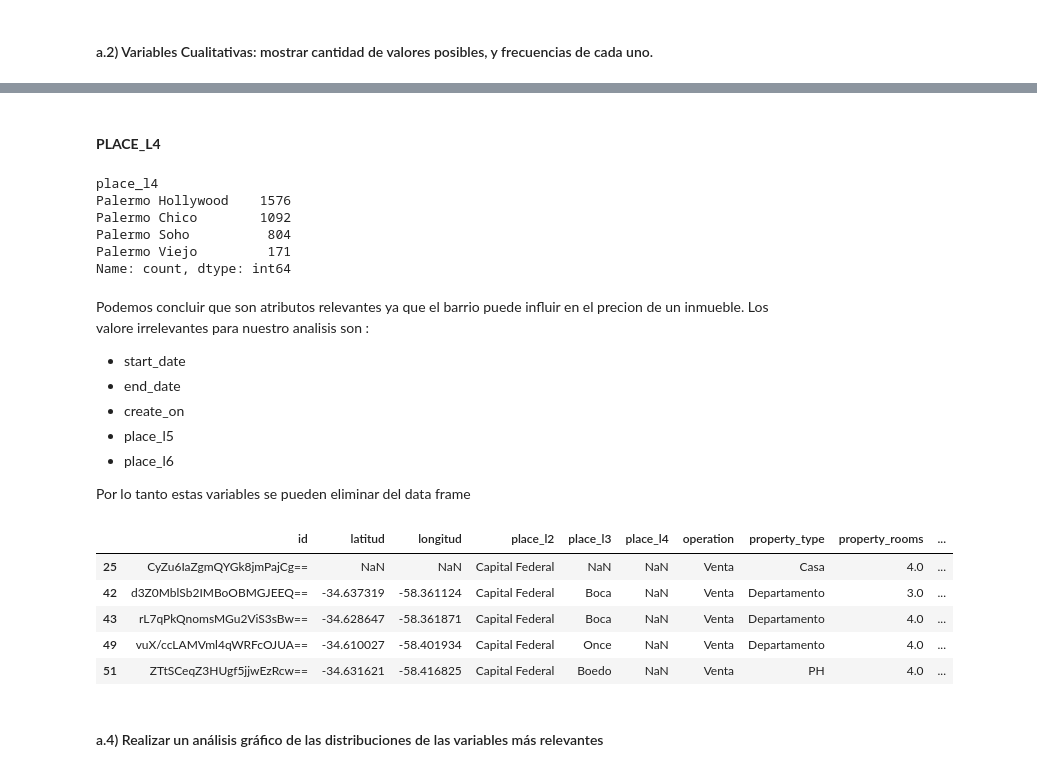
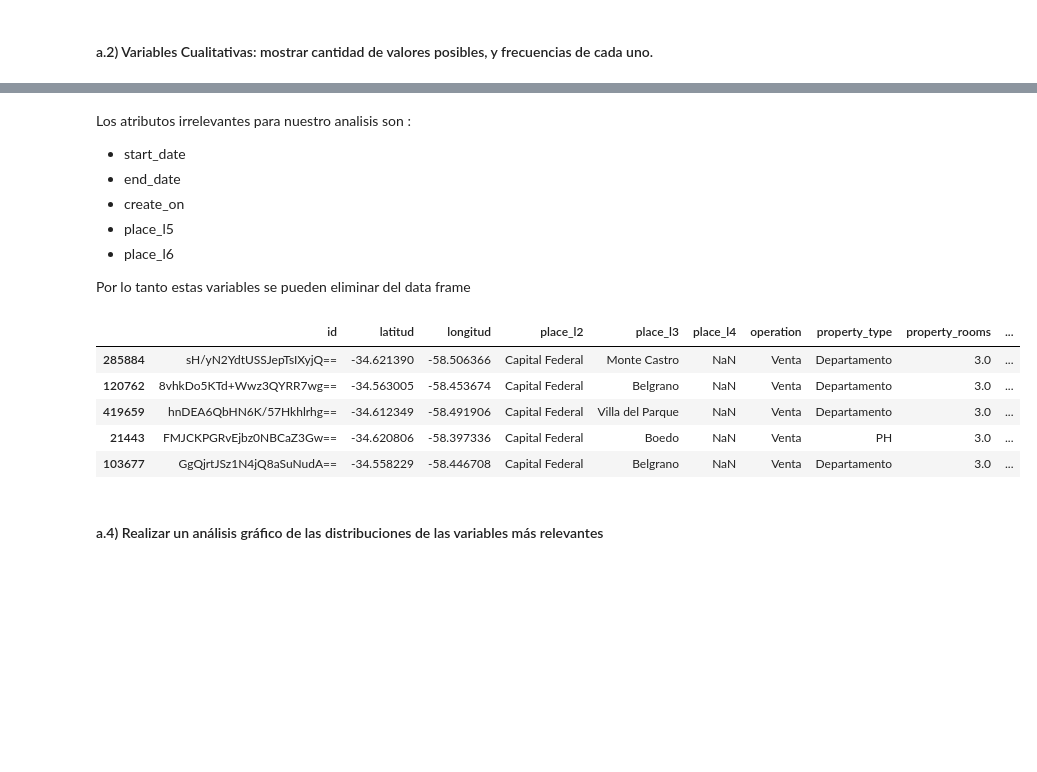
Before and after one commit to hmaldonado12/7506R-1C2024-GRUPO6, a Jupyter notebook: tp1/Copia_de_7506R_TP1_GRUPO06_ENTREGA.ipynb, the cells around one changed output, grey strips where cells are left out. Saved outputs shown, nothing was run; the diff lists cells and outputs as text; code cells hidden in the pictures; blank space fills up the shorter version.

```diff
--- a/tp1/Copia_de_7506R_TP1_GRUPO06_ENTREGA.ipynb
+++ b/tp1/Copia_de_7506R_TP1_GRUPO06_ENTREGA.ipynb
@@ -64,0 +41,5 @@ Antes de empezar a crear y entrenar nuestro modelo, es importante realizar las s
+# %%
+from sklearn.model_selection import train_test_split
+properties_argentina_train_set, properties_argentina_test_set = train_test_split(properties_argentina_filtered, test_size=0.2, random_state=42)
+print("Conjunto de Entranamiento: ", properties_argentina_train_set.shape)
+print("Conjunto de Prueba: ", properties_argentina_test_set .shape)
@@ -162,18 +121,5 @@ Name: count, dtype: int64
-# %% [markdown]
-#### **PLACE_L4**
-# %%
-counts_place_l4 = properties_argentina_filtered["place_l4"]
-print(counts_place_l4.value_counts())
-# %% [output]
-place_l4
-Palermo Hollywood    1576
-Palermo Chico        1092
-Palermo Soho          804
-Palermo Viejo         171
-Name: count, dtype: int64
 # %% [markdown]
-Podemos concluir que son atributos relevantes ya que el barrio puede influir en el precion de un inmueble.
-Los valore irrelevantes para nuestro analisis son :
+Los atributos irrelevantes para nuestro analisis son :
 - start_date
 - end_date
 - create_on
@@ -182,14 +128,14 @@ Los valore irrelevantes para nuestro analisis son :
 
 Por lo tanto estas variables se pueden eliminar del data frame
 # %%
-properties_argentina_filtered.drop(columns=["start_date", "end_date", "created_on", "place_l5", "place_l6"]).head()
+properties_argentina_train_set.drop(columns=["start_date", "end_date", "created_on", "place_l5", "place_l6"]).head()
 # %% [output]
 |  | id | latitud | longitud | place_l2 | place_l3 | place_l4 | operation | property_type | property_rooms | ... |
-| 25 | CyZu6IaZgmQYGk8jmPajCg== | NaN | NaN | Capital Federal | NaN | NaN | Venta | Casa | 4.0 | ... |
-| 42 | d3Z0MblSb2IMBoOBMGJEEQ== | -34.637319 | -58.361124 | Capital Federal | Boca | NaN | Venta | Departamento | 3.0 | ... |
-| 43 | rL7qPkQnomsMGu2ViS3sBw== | -34.628647 | -58.361871 | Capital Federal | Boca | NaN | Venta | Departamento | 4.0 | ... |
-| 49 | vuX/ccLAMVml4qWRFcOJUA== | -34.610027 | -58.401934 | Capital Federal | Once | NaN | Venta | Departamento | 4.0 | ... |
-| 51 | ZTtSCeqZ3HUgf5jjwEzRcw== | -34.631621 | -58.416825 | Capital Federal | Boedo | NaN | Venta | PH | 4.0 | ... |
+| 285884 | sH/yN2YdtUSSJepTsIXyjQ== | -34.621390 | -58.506366 | Capital Federal | Monte Castro | NaN | Venta | Departamento | 3.0 | ... |
+| 120762 | 8vhkDo5KTd+Wwz3QYRR7wg== | -34.563005 | -58.453674 | Capital Federal | Belgrano | NaN | Venta | Departamento | 3.0 | ... |
+| 419659 | hnDEA6QbHN6K/57Hkhlrhg== | -34.612349 | -58.491906 | Capital Federal | Villa del Parque | NaN | Venta | Departamento | 3.0 | ... |
+| 21443 | FMJCKPGRvEjbz0NBCaZ3Gw== | -34.620806 | -58.397336 | Capital Federal | Boedo | NaN | Venta | PH | 3.0 | ... |
+| 103677 | GgQjrtJSz1N4jQ8aSuNudA== | -34.558229 | -58.446708 | Capital Federal | Belgrano | NaN | Venta | Departamento | 3.0 | ... |
 # %% [markdown]
 #### a.4)  Realizar un análisis gráfico de las distribuciones de las variables más relevantes
 # %%
```
Also changed, not shown: parts of 21 cells of this notebook.
